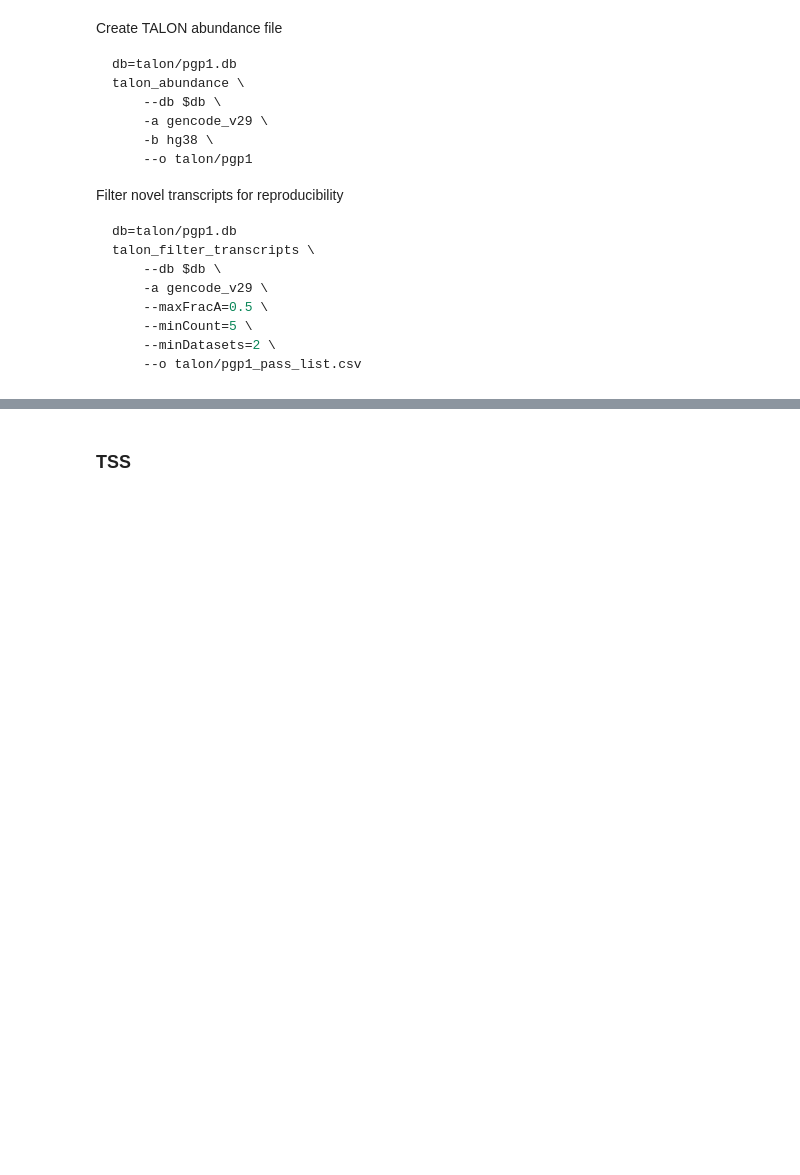
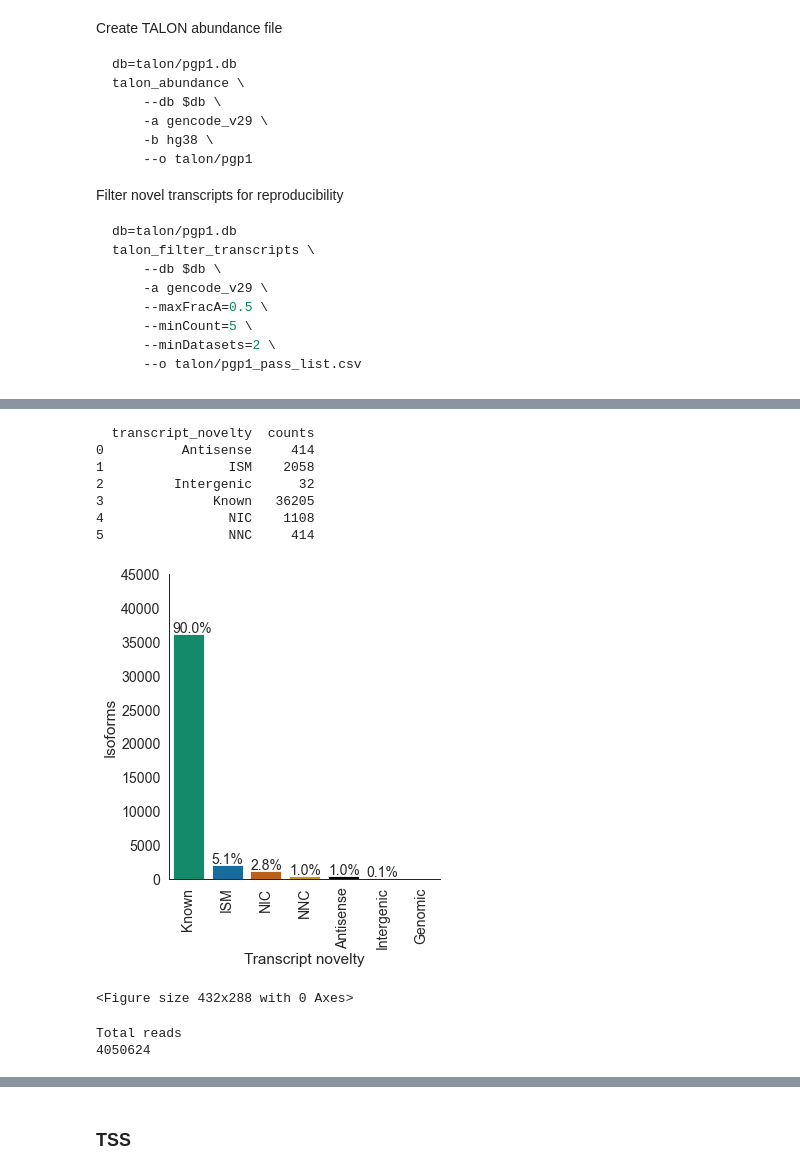
Before and after one commit to fairliereese/210413_pgp1, a Jupyter notebook: pgp1_lr.ipynb, the cells around one changed output, grey strips where cells are left out. Saved outputs shown, nothing was run; the diff lists cells and outputs as text; code cells hidden in the pictures; blank space fills up the shorter version.

```diff
--- a/pgp1_lr.ipynb
+++ b/pgp1_lr.ipynb
@@ -41,0 +202,27 @@ talon_filter_transcripts \
+# %%
+# filtered
+df = pd.read_csv('talon/pgp1_talon_read_annot.tsv', sep='\t')
+c_dict, order = get_talon_nov_colors()
+datasets = ['pgp1_1', 'pgp1_2', 'excite_neuron_1', 'excite_neuron_2', 'astro_1', 'astro_2']
+opref = 'pgp1'
+pass_list = pd.read_csv('talon/pgp1_pass_list.csv', header=None, names=['gene_ID', 'transcript_ID'])
+pass_list = pass_list.transcript_ID.unique().tolist()
+plot_transcript_novelty(df, opref, c_dict, order, \
+                            ylim=45000, title='Filtered',
+                            whitelist=pass_list, datasets='all', save_type='pdf')
+# %% [output]
+  transcript_novelty  counts
+0          Antisense     414
+1                ISM    2058
+2         Intergenic      32
+3              Known   36205
+4                NIC    1108
+5                NNC     414
+[figure, added]
+<Figure size 432x288 with 0 Axes>
+# %%
+print('Total reads')
+print(len(df.index))
+# %% [output]
+Total reads
+4050624
```
Also changed, not shown: parts of 27 cells of this notebook, 3 other files.
